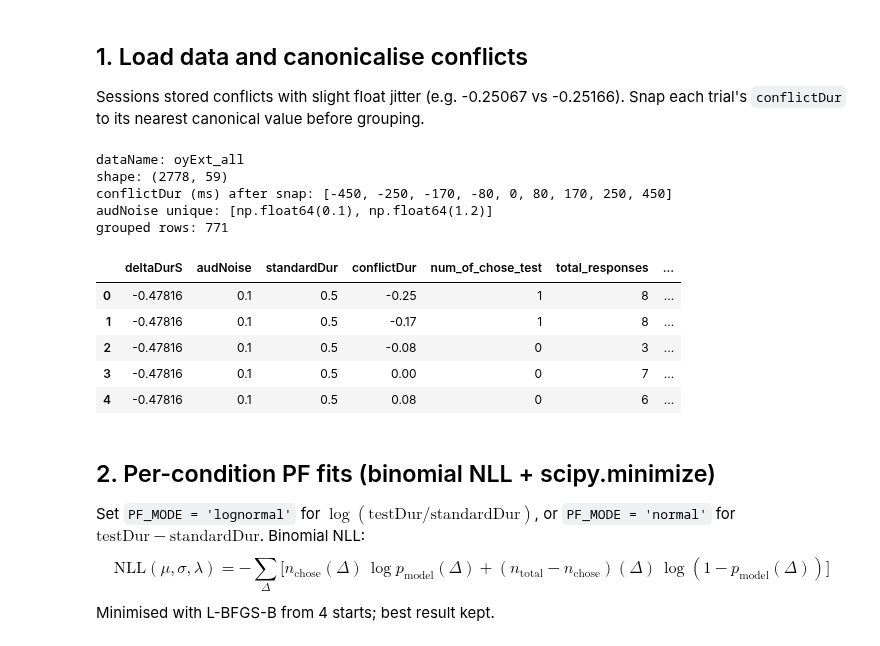
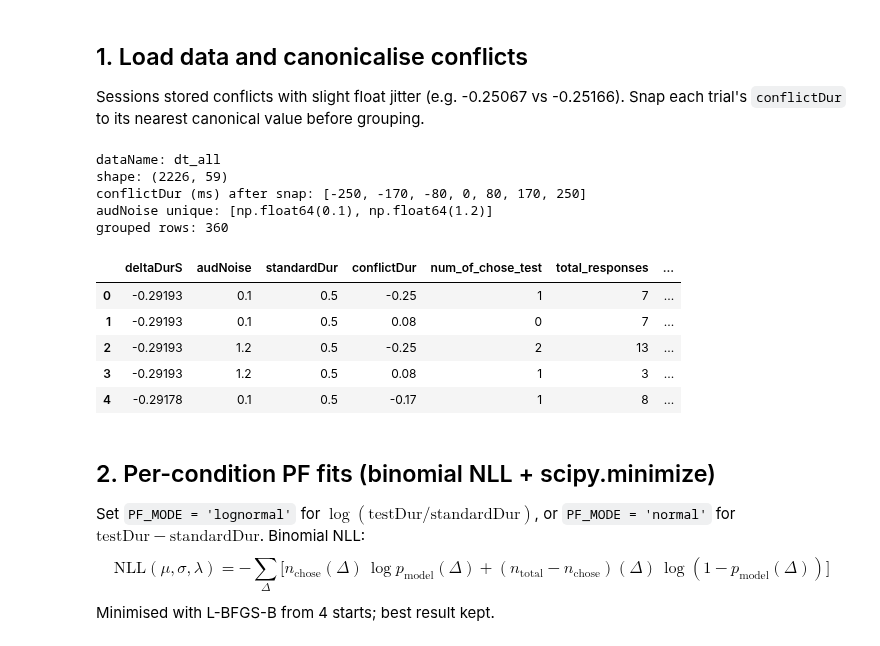
Before and after one commit to omeryildiran/av-dur-estimation, a Jupyter notebook: plotConflictvsPSE_oyExt.ipynb, the cells around one changed output. Saved outputs shown, nothing was run; the diff lists cells and outputs as text; code cells hidden in the pictures.

```diff
--- a/plotConflictvsPSE_oyExt.ipynb
+++ b/plotConflictvsPSE_oyExt.ipynb
@@ -44,36 +44,36 @@ STANDARD_MS = 500
 
 Sessions stored conflicts with slight float jitter (e.g. -0.25067 vs -0.25166). Snap each trial's `conflictDur` to its nearest canonical value before grouping.
 # %%
-data, dataName = loadData.loadData('oyExt_all.csv', verbose=False)
+data, dataName = loadData.loadData('dt_all.csv', verbose=False)
 print('dataName:', dataName)
 print('shape:', data.shape)
 
 CANONICAL_CONFLICTS_S = np.array([-0.45, -0.25, -0.17, -0.08, 0.0, 0.08, 0.17, 0.25, 0.45])
 
 def snap_conflict(c, canonical=CANONICAL_CONFLICTS_S):
     idx = int(np.argmin(np.abs(canonical - c)))
     return float(canonical[idx])
 
 data['conflictDur'] = data['conflictDur'].apply(snap_conflict)
 print('conflictDur (ms) after snap:', sorted({int(round(c * 1000)) for c in data['conflictDur'].unique()}))
 print('audNoise unique:', sorted(data['audNoise'].unique()))
 
 mc_fitter = monteCarloClass.OmerMonteCarlo(data)
 groupedData = mc_fitter.groupByChooseTest(data)
 print('grouped rows:', len(groupedData))
 groupedData.head()
 # %% [output]
-dataName: oyExt_all
-shape: (2778, 59)
-conflictDur (ms) after snap: [-450, -250, -170, -80, 0, 80, 170, 250, 450]
+dataName: dt_all
+shape: (2226, 59)
+conflictDur (ms) after snap: [-250, -170, -80, 0, 80, 170, 250]
 audNoise unique: [np.float64(0.1), np.float64(1.2)]
-grouped rows: 771
+grouped rows: 360
 |  | deltaDurS | audNoise | standardDur | conflictDur | num_of_chose_test | total_responses | ... |
-| 0 | -0.47816 | 0.1 | 0.5 | -0.25 | 1 | 8 | ... |
-| 1 | -0.47816 | 0.1 | 0.5 | -0.17 | 1 | 8 | ... |
-| 2 | -0.47816 | 0.1 | 0.5 | -0.08 | 0 | 3 | ... |
-| 3 | -0.47816 | 0.1 | 0.5 | 0.00 | 0 | 7 | ... |
-| 4 | -0.47816 | 0.1 | 0.5 | 0.08 | 0 | 6 | ... |
+| 0 | -0.29193 | 0.1 | 0.5 | -0.25 | 1 | 7 | ... |
+| 1 | -0.29193 | 0.1 | 0.5 | 0.08 | 0 | 7 | ... |
+| 2 | -0.29193 | 1.2 | 0.5 | -0.25 | 2 | 13 | ... |
+| 3 | -0.29193 | 1.2 | 0.5 | 0.08 | 1 | 3 | ... |
+| 4 | -0.29178 | 0.1 | 0.5 | -0.17 | 1 | 8 | ... |
 # %% [markdown]
 ## 2. Per-condition PF fits (binomial NLL + scipy.minimize)
 
```
Also changed, not shown: parts of 5 cells of this notebook, 7 other files.
